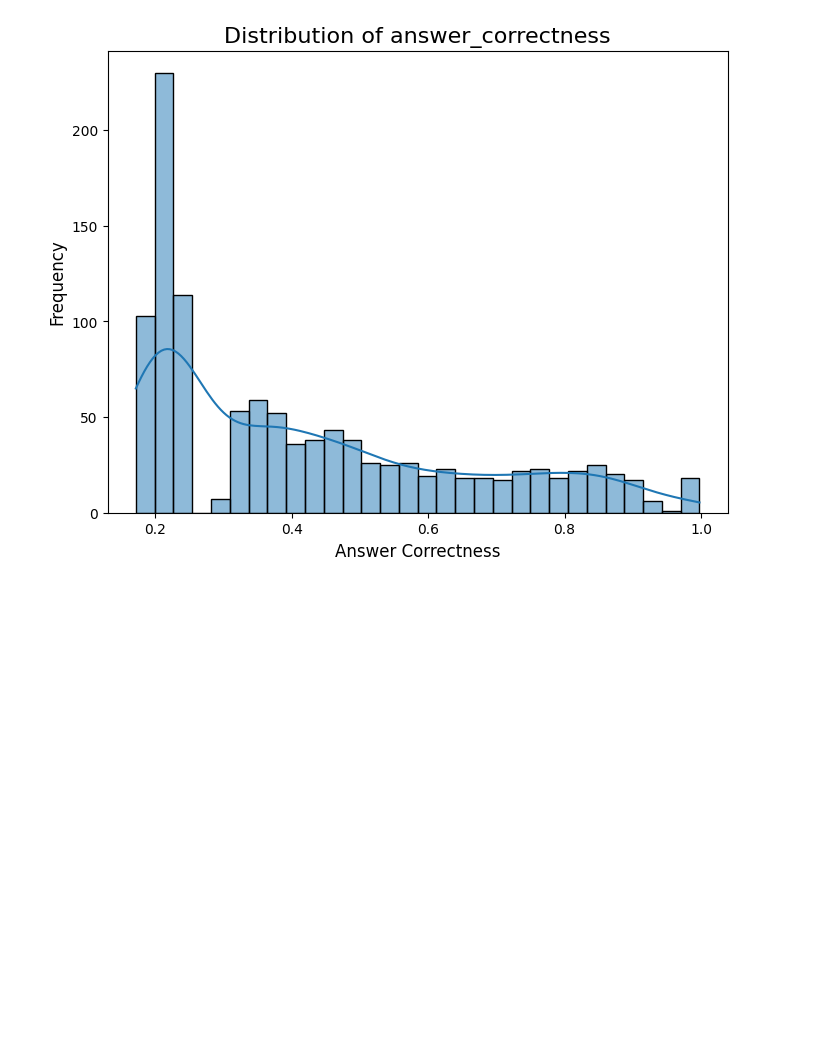
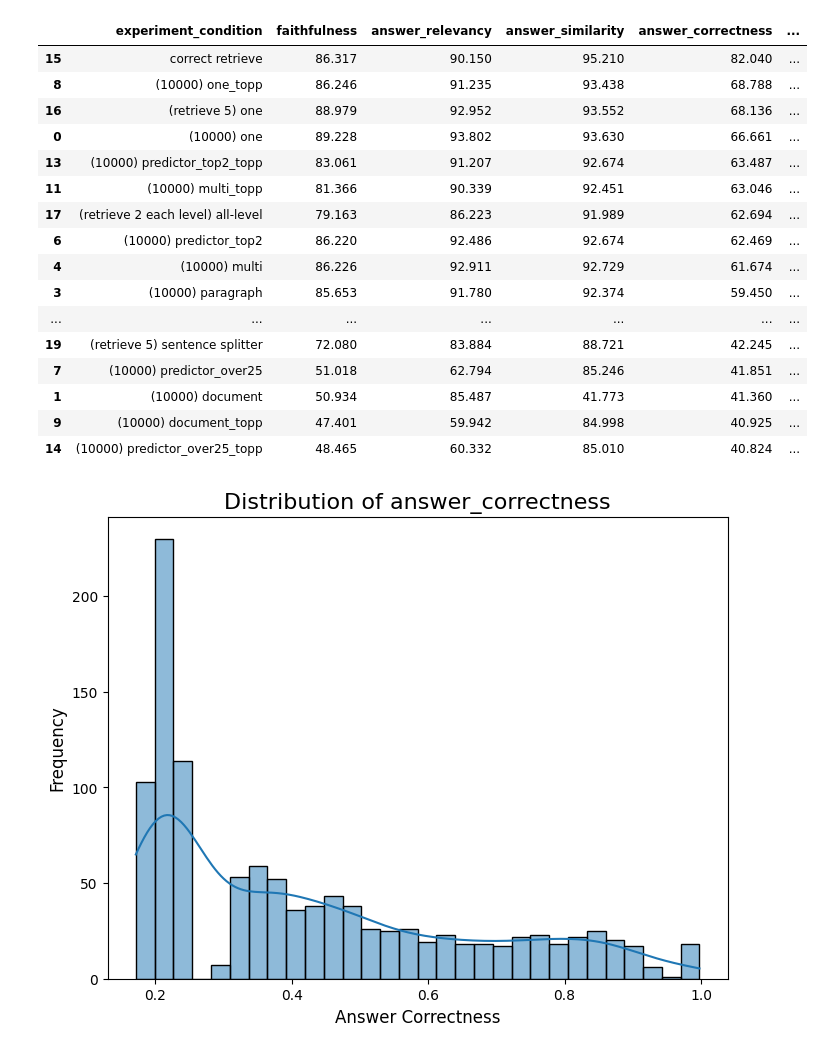
Before and after one commit to zz9tf/Fine-Tuned-GPT-2-with-articles-ground-truth, a Jupyter notebook: code/llamaIndex/experiment/step_5_evluation_score/score/result_reader.ipynb, the cells around one changed output. Cells and saved outputs as stored; diff of their text form; code cells hidden in the pictures; blank space fills up the shorter version.

```diff
--- a/code/llamaIndex/experiment/step_5_evluation_score/score/result_reader.ipynb
+++ b/code/llamaIndex/experiment/step_5_evluation_score/score/result_reader.ipynb
@@ -175,3 +180,23 @@ df
+# %%
+df.sort_values('answer_correctness', ascending=False)
+# %% [output]
+|  | experiment_condition | faithfulness | answer_relevancy | answer_similarity | answer_correctness | ... |
+| 15 | correct retrieve | 86.317 | 90.150 | 95.210 | 82.040 | ... |
+| 8 | (10000) one_topp | 86.246 | 91.235 | 93.438 | 68.788 | ... |
+| 16 | (retrieve 5) one | 88.979 | 92.952 | 93.552 | 68.136 | ... |
+| 0 | (10000) one | 89.228 | 93.802 | 93.630 | 66.661 | ... |
+| 13 | (10000) predictor_top2_topp | 83.061 | 91.207 | 92.674 | 63.487 | ... |
+| 11 | (10000) multi_topp | 81.366 | 90.339 | 92.451 | 63.046 | ... |
+| 17 | (retrieve 2 each level) all-level | 79.163 | 86.223 | 91.989 | 62.694 | ... |
+| 6 | (10000) predictor_top2 | 86.220 | 92.486 | 92.674 | 62.469 | ... |
+| 4 | (10000) multi | 86.226 | 92.911 | 92.729 | 61.674 | ... |
+| 3 | (10000) paragraph | 85.653 | 91.780 | 92.374 | 59.450 | ... |
+| ... | ... | ... | ... | ... | ... | ... |
+| 19 | (retrieve 5) sentence splitter | 72.080 | 83.884 | 88.721 | 42.245 | ... |
+| 7 | (10000) predictor_over25 | 51.018 | 62.794 | 85.246 | 41.851 | ... |
+| 1 | (10000) document | 50.934 | 85.487 | 41.773 | 41.360 | ... |
+| 9 | (10000) document_topp | 47.401 | 59.942 | 84.998 | 40.925 | ... |
+| 14 | (10000) predictor_over25_topp | 48.465 | 60.332 | 85.010 | 40.824 | ... |
 # %%
 # Open a file in write mode
 with open("answer_correctness_in_condition_3_low_0.5.txt", "w") as file:
```
Also changed, not shown: parts of 6 cells of this notebook, 1 other file.
